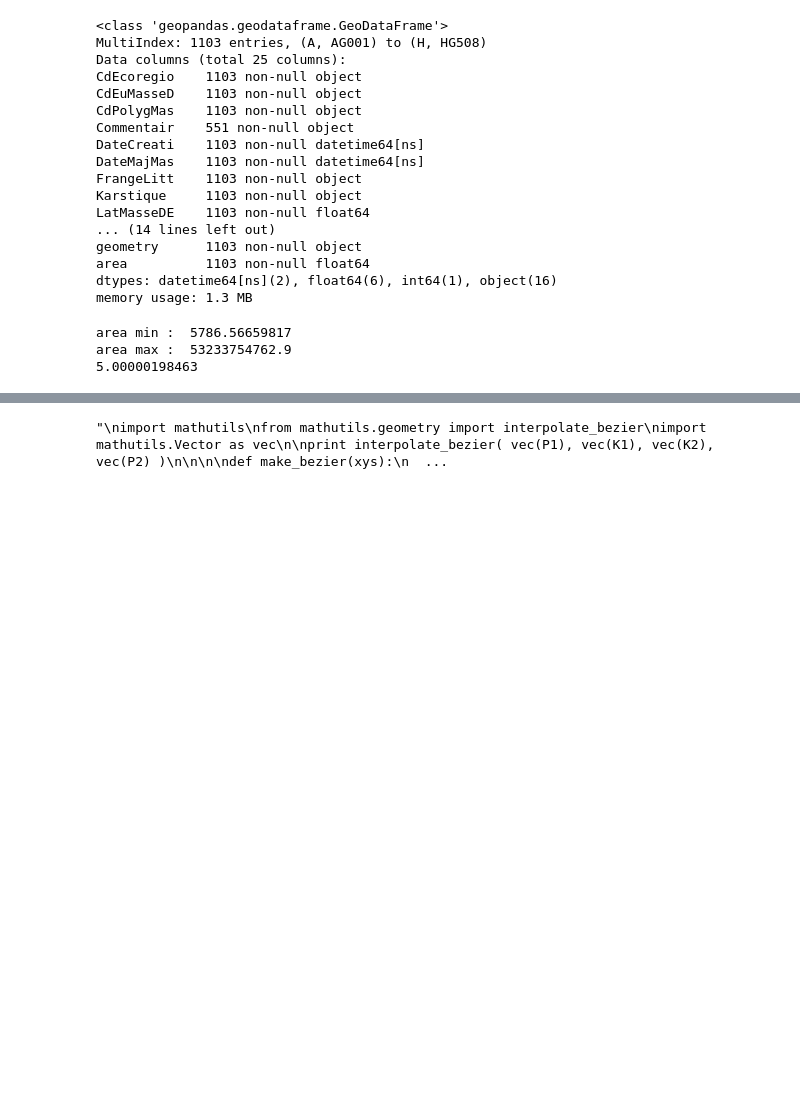
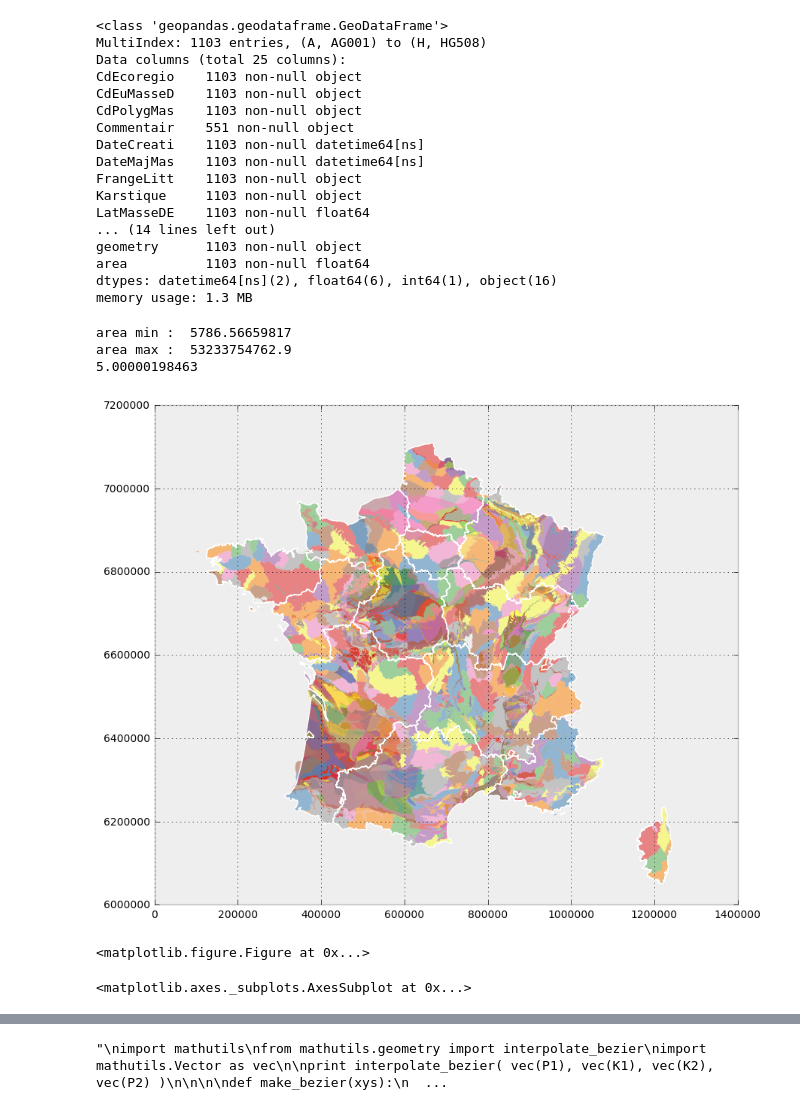
Before and after one commit to JulienParis/hydroviz, a Jupyter notebook: carto_python.ipynb, the cells around one changed output, grey strips where cells are left out. Saved outputs shown, nothing was run; the diff lists cells and outputs as text; code cells hidden in the pictures; blank space fills up the shorter version.

Commit message:
Jupyter : data analysis (copy xlsx->csv / year-pest vs dpt / year-pest vs ME) +++ Jupyter : carto (regions, dpts, simplify, crs...)

```diff
--- a/carto_python.ipynb
+++ b/carto_python.ipynb
@@ -508,5 +483,16 @@ waters_plot
 # %%
+plot_waters = gdf_waters_reduced["geometry"].plot( edgecolor='none') #, linewidth='0.1' )
+print "-- plot_waters finished ..."
+
 #plot_dpt = gdf_dpts.plot( ax=waters_plot, cmap=None, alpha=0, edgecolor='White', linewidth='0.1')
-plot_reg = gdf_regions_2015.plot( ax=waters_plot, cmap=None, alpha=0, edgecolor='White', linewidth='0.1')
-
-plot_dpt
+plot_water_reg_2015 = gdf_regions_2015.plot( ax=plot_waters, cmap=None, alpha=0, edgecolor='White', linewidth='1')
+# %% [output]
+[figure, added]
+# %%
+plot_water_dpt = gdf_dpts.plot( ax=plot_waters, cmap=None, alpha=0, edgecolor='White', linewidth='1')
+# %% [output]
+<matplotlib.figure.Figure at 0x...>
+# %%
+plot_water_dpt
+# %% [output]
+<matplotlib.axes._subplots.AxesSubplot at 0x...>
```
Also changed, not shown: parts of 12 cells of this notebook, 41 other files.
